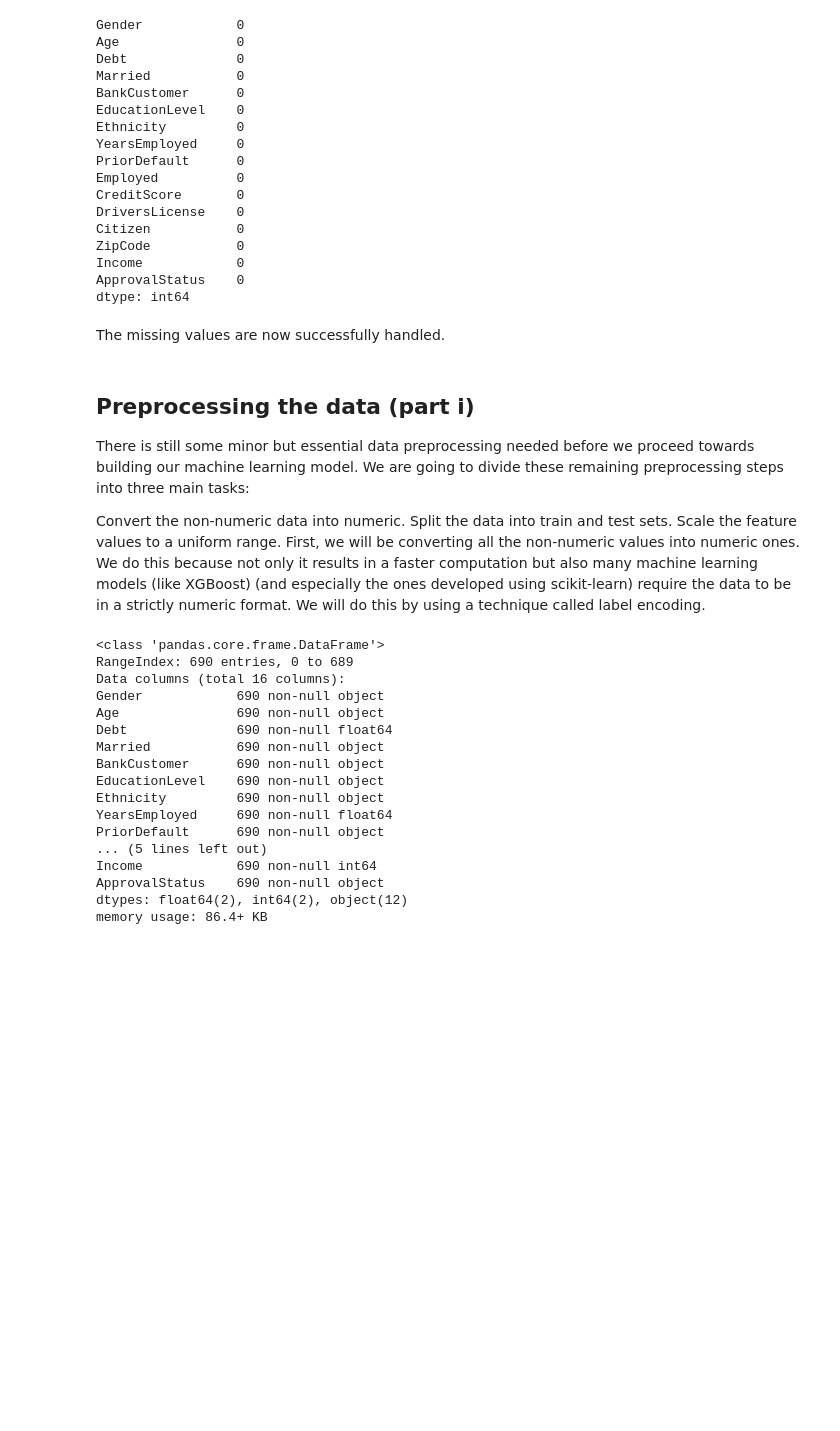
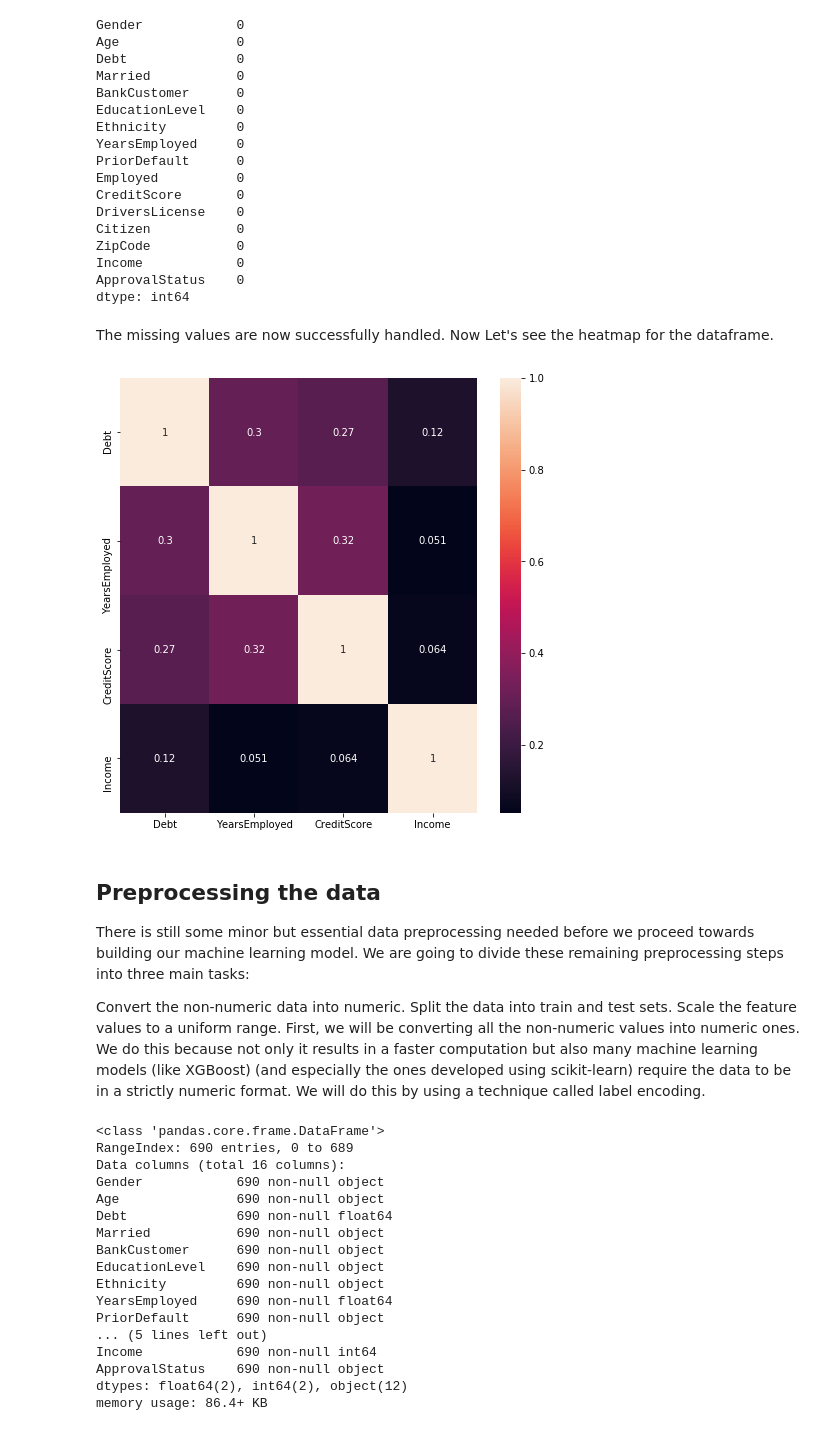
Before and after one commit to nanthasnk/Credit-Card-Approval-Prediction-Using-Python, a Jupyter notebook: Credit Card Churn.ipynb, the cells around one changed output. Cells and saved outputs as stored; diff of their text form; code cells hidden in the pictures; blank space fills up the shorter version.

```diff
--- a/Credit Card Churn.ipynb
+++ b/Credit Card Churn.ipynb
@@ -17,7 +9,7 @@ import numpy as np
 import matplotlib.pyplot as plt
 import seaborn as sns
 # %%
-df = pd.read_csv("C:/Users/Nantha/Desktop/Nantha Kumar/SLRC/proj/credit card/crx.data",header=None)
+df = pd.read_csv("../crx.data",header=None)
 df.head()
 # %% [output]
 |  | 0 | 1 | 2 | 3 | 4 | 5 | 6 | 7 | 8 | 9 | 10 | ... |
@@ -272,9 +258,15 @@ Income            0
 ApprovalStatus    0
 dtype: int64
 # %% [markdown]
-The missing values are now successfully handled.
+The missing values are now successfully handled. Now Let's see the heatmap for the dataframe.
+# %%
+plt.subplots(figsize=(8,8))
+sns.heatmap(df.corr(),annot=True)
+plt.show()
+# %% [output]
+[figure, added]
 # %% [markdown]
-## Preprocessing the data (part i)
+## Preprocessing the data
 
 There is still some minor but essential data preprocessing needed before we proceed towards building our machine learning model. We are going to divide these remaining preprocessing steps into three main tasks:
 
```
Also changed, not shown: parts of 10 cells of this notebook.
